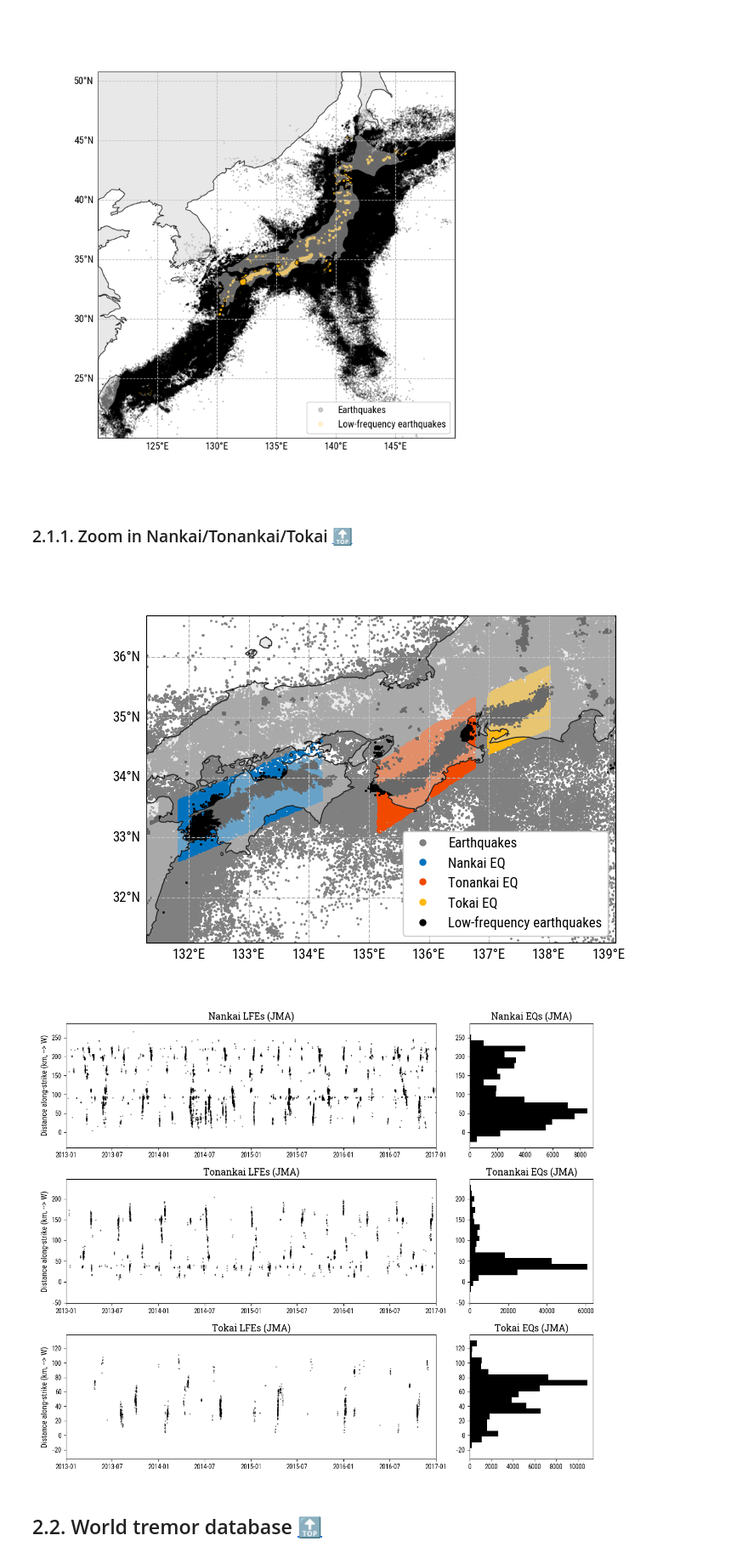
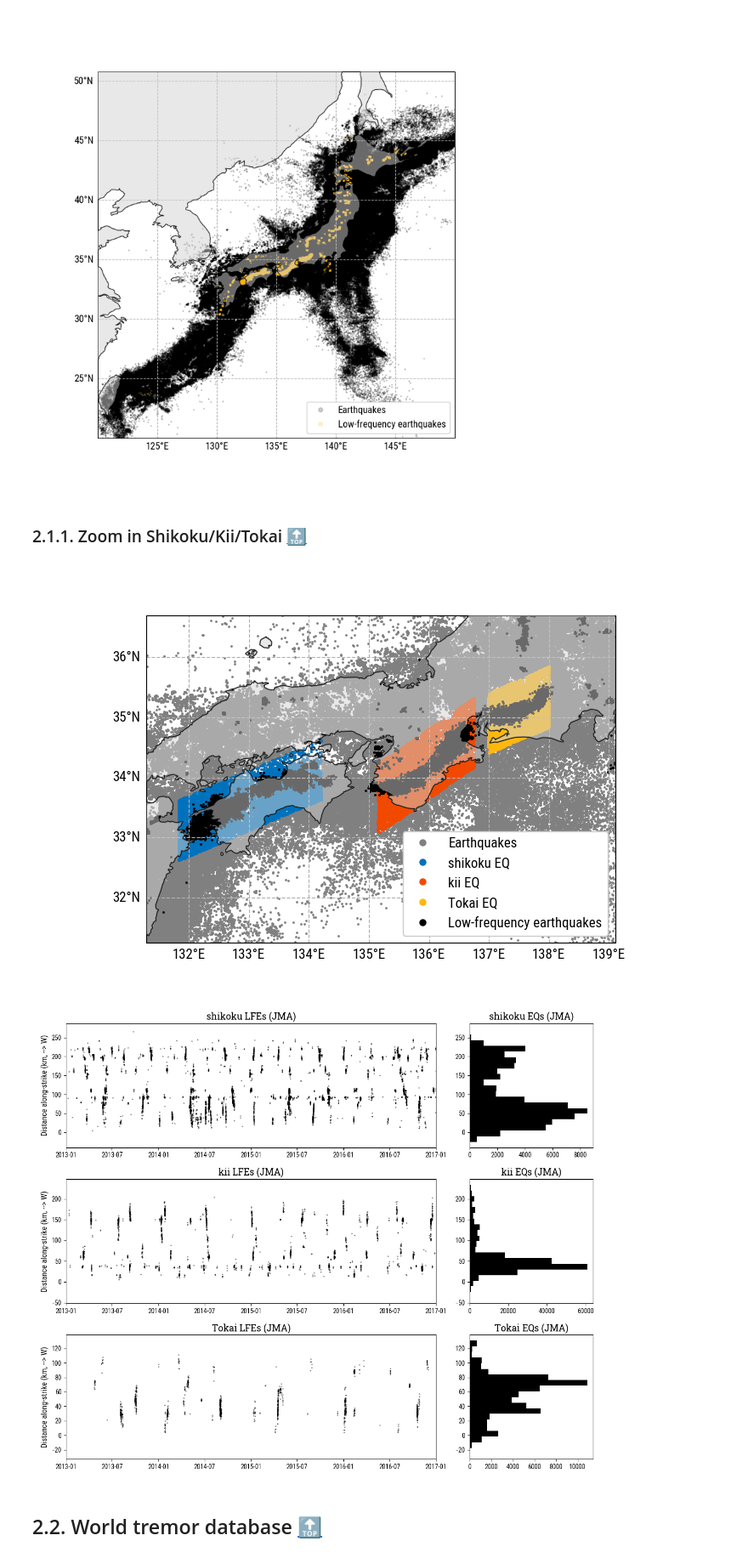
Before and after one commit to gfarge/tremor_v_eq, a Jupyter notebook: nankai_overview.ipynb, the cells around one changed output. Shown at 85% size. Drawn from its saved outputs; the diff is of its cells as text; code cells hidden in the pictures.

```diff
--- a/nankai_overview.ipynb
+++ b/nankai_overview.ipynb
@@ -240,7 +240,7 @@ plt.show()
 # %% [output]
 [figure]
 # %% [markdown]
-### 2.1.1. <a id='toc2_1_1_'></a>Zoom in Nankai/Tonankai/Tokai   [&#128285;](#toc0_)
+### 2.1.1. <a id='toc2_1_1_'></a>Zoom in Shikoku/Kii/Tokai   [&#128285;](#toc0_)
 # %%
 # # Pick transect points
 # fig = plt.figure(figsize=(8, 8))
@@ -279,8 +279,8 @@ plt.show()
 # Save the picked locations
 # plt.close('all')
 
-nankai_transect_line = {'W':{'lon': 131.8283, 'lat': 33.1195}, 'E':{'lon':134.2061, 'lat':34.1385}}
-tonankai_transect_line = {'W':{'lon': 135.1496, 'lat': 33.6479}, 'E':{'lon':136.7599, 'lat':34.75499}}
+shikoku_transect_line = {'W':{'lon': 131.8283, 'lat': 33.1195}, 'E':{'lon':134.2061, 'lat':34.1385}}
+kii_transect_line = {'W':{'lon': 135.1496, 'lat': 33.6479}, 'E':{'lon':136.7599, 'lat':34.75499}}
 tokai_transect_line = {'W':{'lon': 136.9864, 'lat': 34.9059}, 'E':{'lon':138.0054, 'lat':35.3462}}
 # %%
 # Project earthquakes and lfes on the transect
@@ -343,14 +343,14 @@ ax.add_feature(cfeature.LAND, facecolor=to_rgba('lightgray', .5), zorder=10)
 ax.plot(eq.lon, eq.lat, 'o', color=to_rgba('.5', 1.), markersize=1, transform=ccrs.PlateCarree(), label='Earthquakes')
 
 # # For seeing LFEs
-# ax.plot(lfe_jma.lon, lfe_jma.lat, 'o', color=to_rgba('C0', 1.), markersize=1, transform=ccrs.PlateCarree(), label='Nankai EQ')
-# ax.plot(lfe_nankai.lon, lfe_nankai.lat, 'o', color=to_rgba('C0', 1.), markersize=1, transform=ccrs.PlateCarree(), label='Nankai LFE')
-# ax.plot(lfe_tonankai.lon, lfe_tonankai.lat, 'o', color=to_rgba('C1', 1.), markersize=1, transform=ccrs.PlateCarree(), label='Tonankai LFE')
+# ax.plot(lfe_jma.lon, lfe_jma.lat, 'o', color=to_rgba('C0', 1.), markersize=1, transform=ccrs.PlateCarree(), label='shikoku EQ')
+# ax.plot(lfe_shikoku.lon, lfe_shikoku.lat, 'o', color=to_rgba('C0', 1.), markersize=1, transform=ccrs.PlateCarree(), label='shikoku LFE')
+# ax.plot(lfe_kii.lon, lfe_kii.lat, 'o', color=to_rgba('C1', 1.), markersize=1, transform=ccrs.PlateCarree(), label='kii LFE')
 # ax.plot(lfe_tokai.lon, lfe_tokai.lat, 'o', color=to_rgba('C2', 1.), markersize=1, transform=ccrs.PlateCarree(), label='Tokai LFE')
 
 # For seeing EQs
-ax.plot(eq_nankai.lon, eq_nankai.lat, 'o', color=to_rgba('C0', 1.), markersize=1, transform=ccrs.PlateCarree(), label='Nankai EQ')
-ax.plot(eq_tonankai.lon, eq_tonankai.lat, 'o', color=to_rgba('C1', 1.), markersize=1, transform=ccrs.PlateCarree(), label='Tonankai EQ')
+ax.plot(eq_shikoku.lon, eq_shikoku.lat, 'o', color=to_rgba('C0', 1.), markersize=1, transform=ccrs.PlateCarree(), label='shikoku EQ')
+ax.plot(eq_kii.lon, eq_kii.lat, 'o', color=to_rgba('C1', 1.), markersize=1, transform=ccrs.PlateCarree(), label='kii EQ')
 ax.plot(eq_tokai.lon, eq_tokai.lat, 'o', color=to_rgba('C2', 1.), markersize=1, transform=ccrs.PlateCarree(), label='Tokai EQ')
 ax.plot(lfe_jma.lon, lfe_jma.lat, 'o', color=to_rgba('k', 1.), markersize=1, transform=ccrs.PlateCarree(), label='Low-frequency earthquakes')
 
@@ -367,49 +367,49 @@ ax.set_extent([131.3, 139.1, 31.25, 36.7])
 
 plt.show()
 # %% [output]
-[figure, old version]
+[figure, new version]
 # %%
 # Show activity
 fig = plt.figure(figsize=(12, 10))
 gs = fig.add_gridspec(3, 2, width_ratios=[3, 1])
 
-# Nankai
+# shikoku
 ax = fig.add_subplot(gs[0, 0])
 ax.set_ylabel('Distance along-strike (km, --> W)')
-ax.set_title('Nankai LFEs (JMA)', fontsize=14, fontname='Roboto Slab')
-ax.plot(lfe_nankai.date, lfe_nankai.xf, 'o', color=to_rgba('k', .4), markersize=1)
+ax.set_title('shikoku LFEs (JMA)', fontsize=14, fontname='Roboto Slab')
+ax.plot(lfe_shikoku.date, lfe_shikoku.xf, 'o', color=to_rgba('k', .4), markersize=1)
 ax.set_xlim(np.datetime64('2013-01-01'), np.datetime64('2017-01-01'))
 
 ax = fig.add_subplot(gs[0, 1], sharey=ax)
-ax.set_title('Nankai EQs (JMA)', fontsize=14, fontname='Roboto Slab')
-ax.hist(eq_nankai.xf, bins=20, orientation='horizontal', color='k')
+ax.set_title('shikoku EQs (JMA)', fontsize=14, fontname='Roboto Slab')
+ax.hist(eq_shikoku.xf, bins=20, orientation='horizontal', color='k')
 
-# Tonankai
+# kii
 ax = fig.add_subplot(gs[1, 0])
 ax.set_ylabel('Distance along-strike (km, --> W)')
-ax.set_title('Tonankai LFEs (JMA)', fontsize=14, fontname='Roboto Slab')
-ax.plot(lfe_tonankai.date, lfe_tonankai.xf, 'o', color=to_rgba('k', .4), markersize=1)
+ax.set_title('kii LFEs (JMA)', fontsize=14, fontname='Roboto Slab')
+ax.plot(lfe_kii.date, lfe_kii.xf, 'o', color=to_rgba('k', .4), markersize=1)
 ax.set_xlim(np.datetime64('2013-01-01'), np.datetime64('2017-01-01'))
 
 ax = fig.add_subplot(gs[1, 1], sharey=ax)
-ax.set_title('Tonankai EQs (JMA)', fontsize=14, fontname='Roboto Slab')
-ax.hist(eq_tonankai.xf, bins=20, orientation='horizontal', color='k')
+ax.set_title('kii EQs (JMA)', fontsize=14, fontname='Roboto Slab')
+ax.hist(eq_kii.xf, bins=20, orientation='horizontal', color='k')
 
 # Tokai
 ax = fig.add_subplot(gs[2, 0])
 ax.set_ylabel('Distance along-strike (km, --> W)')
 ax.set_title('Tokai LFEs (JMA)', fontsize=14, fontname='Roboto Slab')
 ax.plot(lfe_tokai.date, lfe_tokai.xf, 'o', color=to_rgba('k', .4), markersize=1)
 ax.set_xlim(np.datetime64('2013-01-01'), np.datetime64('2017-01-01'))
 
 ax = fig.add_subplot(gs[2, 1], sharey=ax)
 ax.set_title('Tokai EQs (JMA)', fontsize=14, fontname='Roboto Slab')
 ax.hist(eq_tokai.xf, bins=20, orientation='horizontal', color='k')
 
 plt.tight_layout()
 plt.show()
 # %% [output]
-[figure, old version]
+[figure, new version]
 # %% [markdown]
 ## 2.2. <a id='toc2_2_'></a>World tremor database  [&#128285;](#toc0_)
 # %%
```
Also changed, not shown: parts of 6 cells of this notebook.
